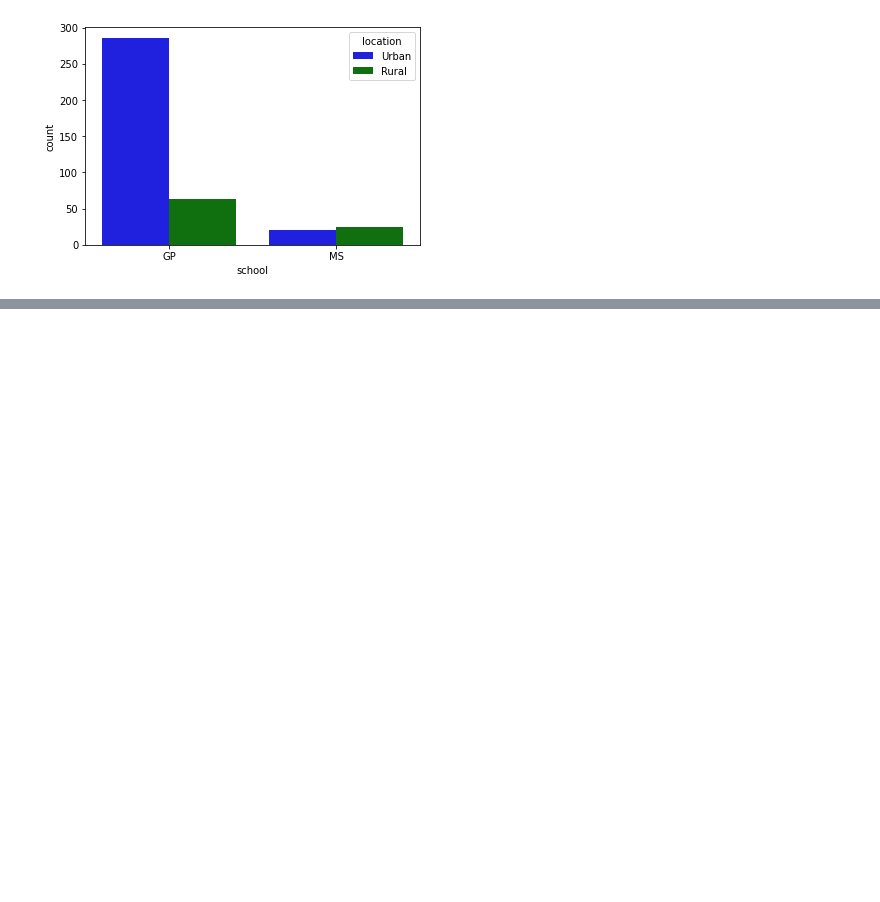
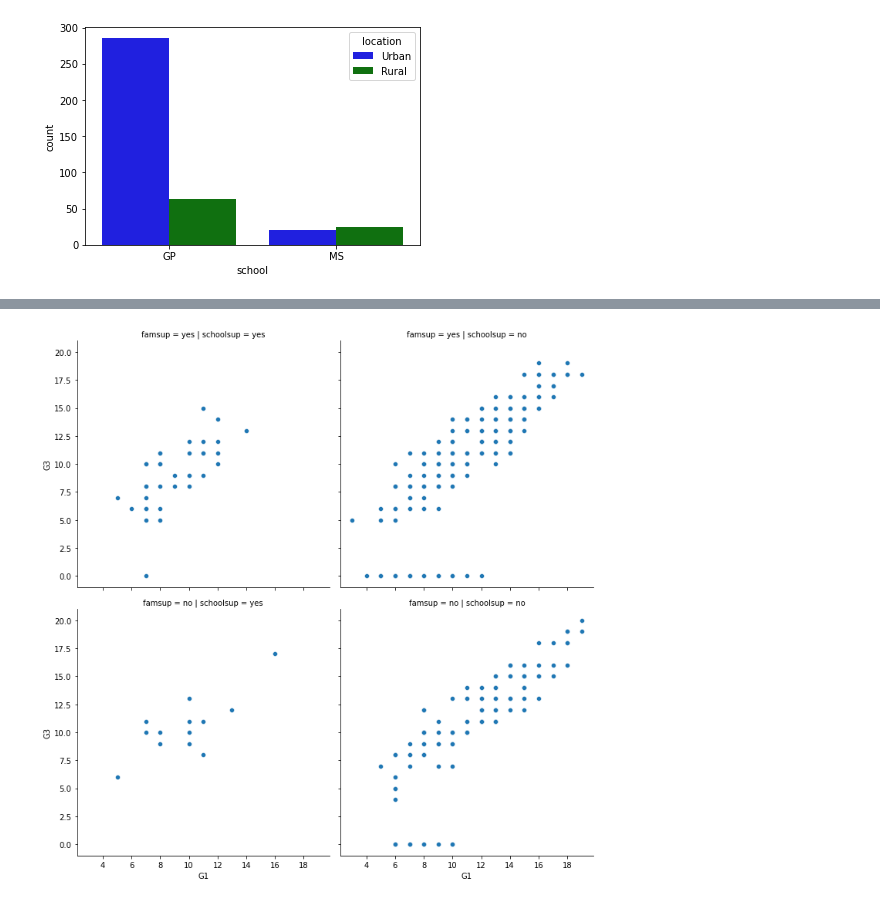
Before and after one commit to marcusandrev/DataCamp-Data-Scientist-with-Python-Career-Track, a Jupyter notebook: 9.Intro-to-Data-Visualization-with-Seaborn/IDVS-Chapter-1-2.ipynb, the cells around one changed output, grey strips where cells are left out. Saved outputs shown, nothing was run; the diff lists cells and outputs as text; code cells hidden in the pictures; blank space fills up the shorter version.

```diff
--- a/9.Intro-to-Data-Visualization-with-Seaborn/IDVS-Chapter-1-2.ipynb
+++ b/9.Intro-to-Data-Visualization-with-Seaborn/IDVS-Chapter-1-2.ipynb
@@ -189,0 +235,14 @@ plt.show()
+# %%
+# Adjust further to add subplots based on family support
+sns.relplot(x="G1", y="G3",
+            data=student_data,
+            kind="scatter",
+            col="schoolsup",
+            col_order=["yes", "no"],
+            row="famsup",
+            row_order=["yes","no"])
+
+# Show plot
+plt.show()
+# %% [output]
+[figure, added]
```
Also changed, not shown: parts of 16 cells of this notebook, 1 other file.
